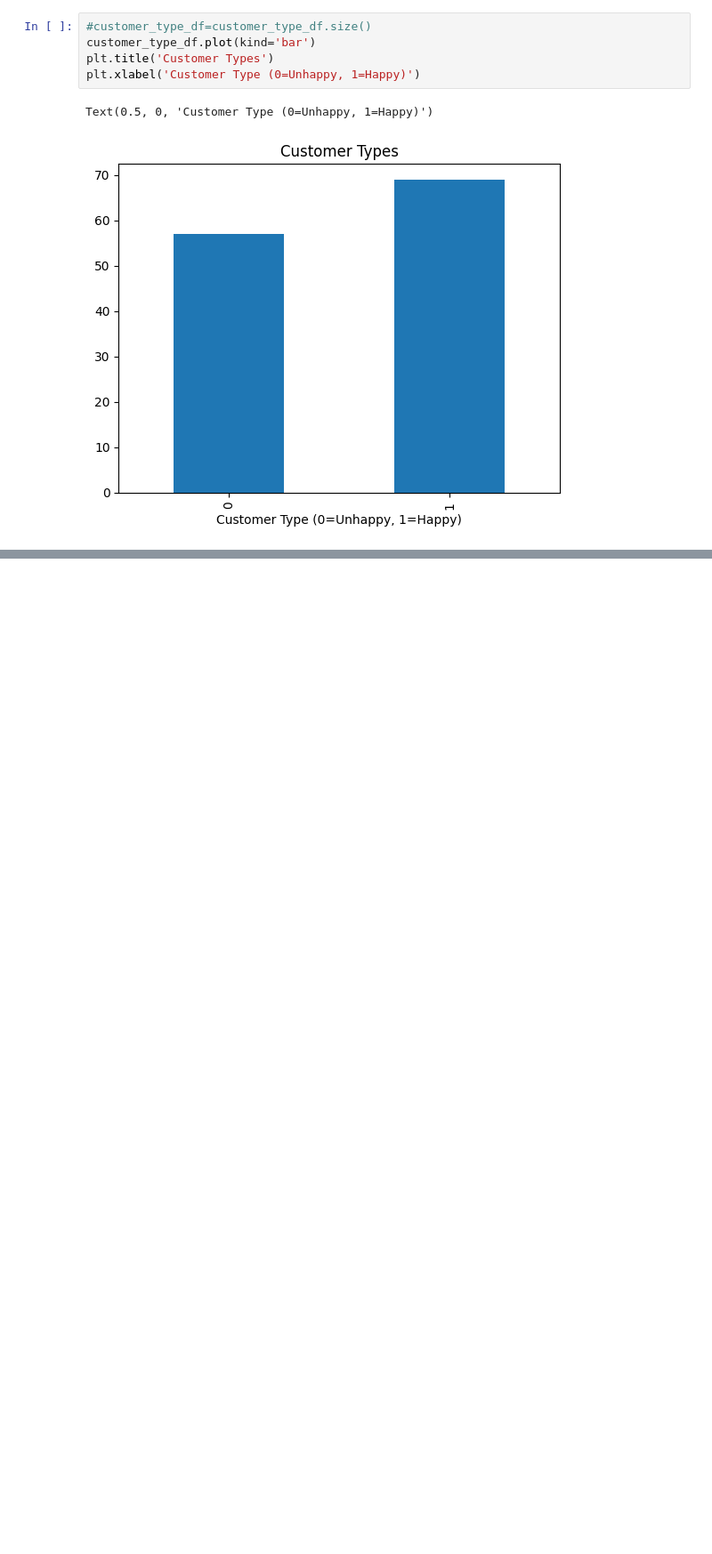
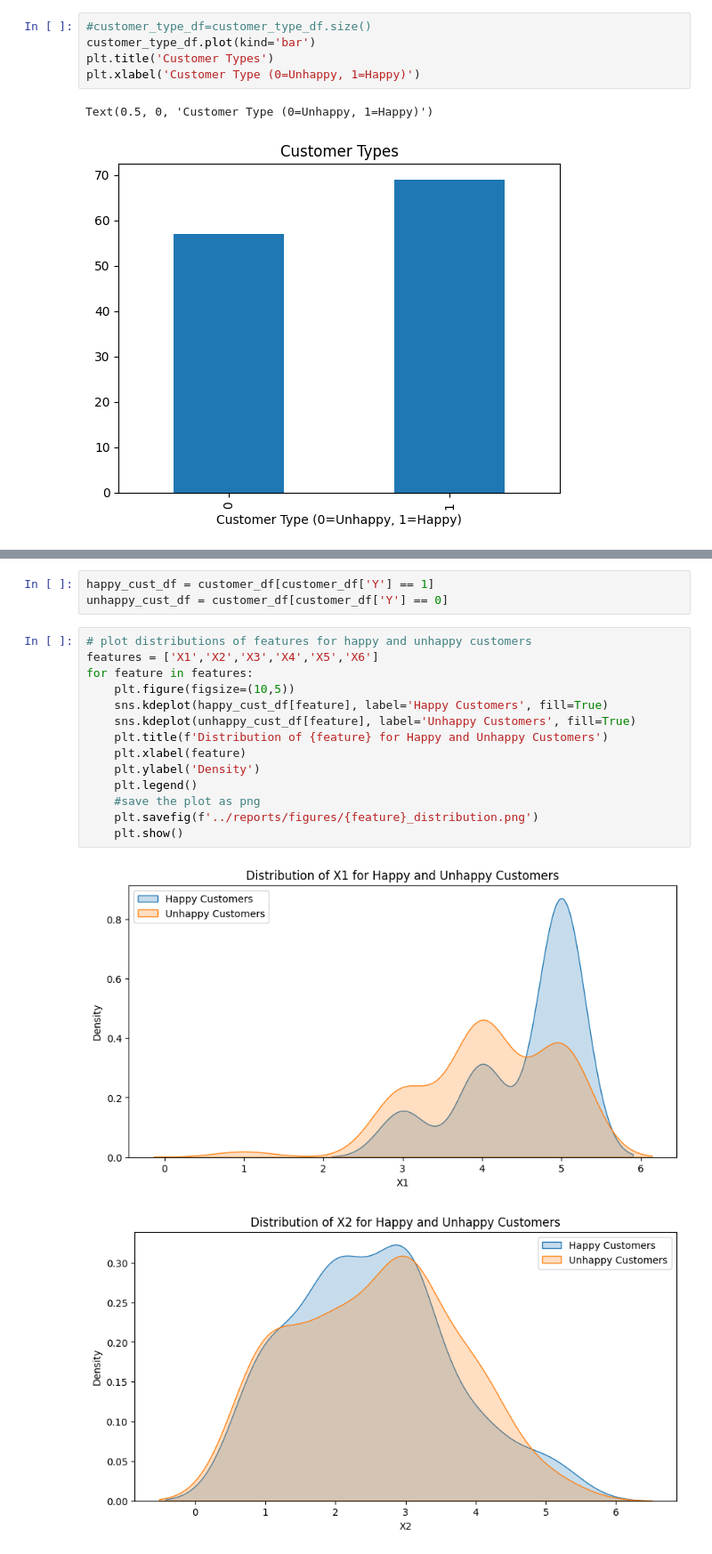
Before and after one commit to nawazyarkhan/EvG0OxbGO4xst3Jp, a Jupyter notebook: src/main.ipynb, the cells around one changed output, grey strips where cells are left out. Shown: that part at 89% size. Drawn from its saved outputs; the diff is of its cells as text; blank space fills up the shorter version.

```diff
--- a/src/main.ipynb
+++ b/src/main.ipynb
@@ -155,0 +172,20 @@ Text(0.5, 0, 'Customer Type (0=Unhappy, 1=Happy)')
+# %%
+happy_cust_df = customer_df[customer_df['Y'] == 1]
+unhappy_cust_df = customer_df[customer_df['Y'] == 0]
+# %%
+# plot distributions of features for happy and unhappy customers
+features = ['X1','X2','X3','X4','X5','X6']
+for feature in features:
+    plt.figure(figsize=(10,5))
+    sns.kdeplot(happy_cust_df[feature], label='Happy Customers', fill=True)
+    sns.kdeplot(unhappy_cust_df[feature], label='Unhappy Customers', fill=True)
+    plt.title(f'Distribution of {feature} for Happy and Unhappy Customers')
+    plt.xlabel(feature)
+    plt.ylabel('Density')
+    plt.legend()
+    #save the plot as png
+    plt.savefig(f'../reports/figures/{feature}_distribution.png')
+    plt.show()
+# %% [output]
+[figure, added]
+[figure, added]
```
Also changed, not shown: parts of 35 cells of this notebook, 9 other files.
